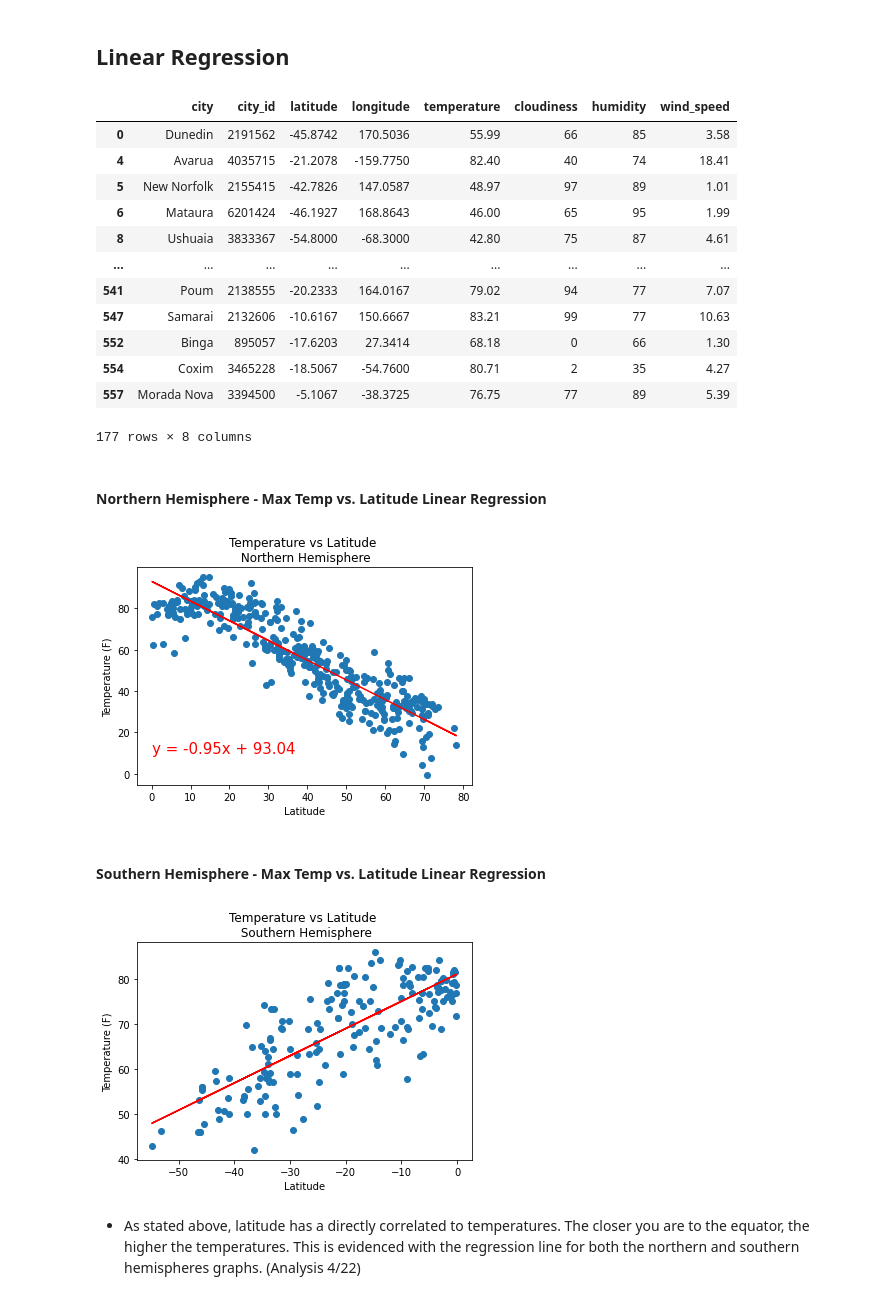
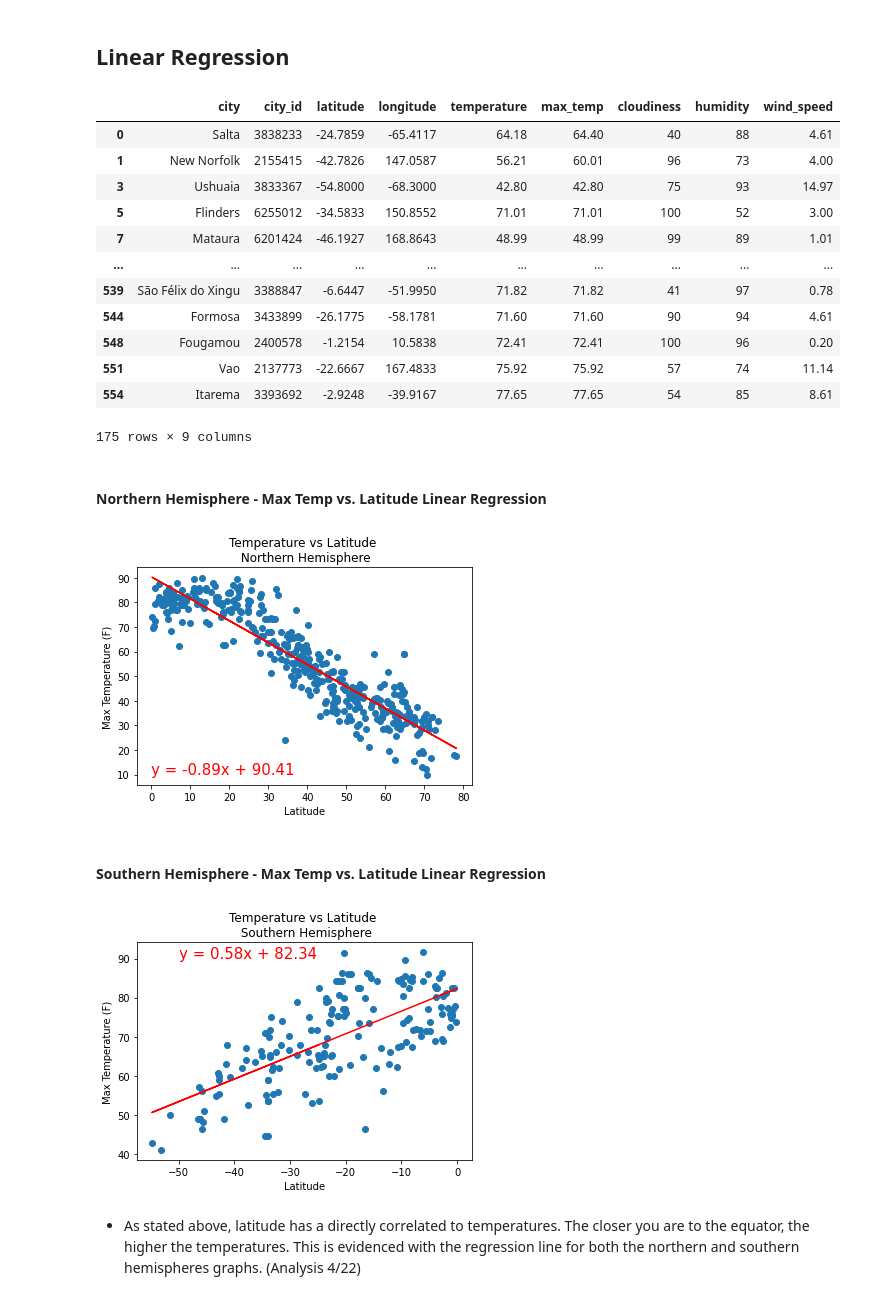
Before and after one commit to rketchum95/python_api, a Jupyter notebook: WeatherPy/WeatherPy.ipynb, the cells around one changed output. Drawn from its saved outputs; the diff is of its cells as text; code cells hidden in the pictures.

Commit message:
Updated WeatherPy with max_temp.  Vacation options df complete

```diff
--- a/WeatherPy/WeatherPy.ipynb
+++ b/WeatherPy/WeatherPy.ipynb
@@ -83,6 +83,7 @@ temp=[]
 clouds=[]
 humidity=[]
 wind_speed=[]
+max_temp=[]
 
 
 for city in cities:
@@ -93,6 +94,7 @@ for city in cities:
         city_name.append(weather1_json['name'])
         city_id.append(weather1_json['id'])
         temp.append(weather1_json['main']['temp'])
+        max_temp.append(weather1_json['main']['temp_max'])
         lat.append(weather1_json['coord']['lat'])
         long.append(weather1_json['coord']['lon'])
         clouds.append(weather1_json['clouds']['all'])
@@ -133,6 +135,7 @@ weather_dict={'city': city_name,
            'latitude': lat,
            'longitude': long,
            'temperature': temp,
+           'max_temp':max_temp,
            'cloudiness': clouds,
            'humidity':humidity,
            'wind_speed':wind_speed}
@@ -244,24 +259,24 @@ northern_hem_df = weather_df.loc[weather_df['latitude']>=0]
 southern_hem_df = weather_df.loc[weather_df['latitude']<=0]
 southern_hem_df
 # %% [output]
-|  | city | city_id | latitude | longitude | temperature | cloudiness | humidity | wind_speed |
-| 0 | Dunedin | 2191562 | -45.8742 | 170.5036 | 55.99 | 66 | 85 | 3.58 |
-| 4 | Avarua | 4035715 | -21.2078 | -159.7750 | 82.40 | 40 | 74 | 18.41 |
-| 5 | New Norfolk | 2155415 | -42.7826 | 147.0587 | 48.97 | 97 | 89 | 1.01 |
-| 6 | Mataura | 6201424 | -46.1927 | 168.8643 | 46.00 | 65 | 95 | 1.99 |
-| 8 | Ushuaia | 3833367 | -54.8000 | -68.3000 | 42.80 | 75 | 87 | 4.61 |
-| ... | ... | ... | ... | ... | ... | ... | ... | ... |
-| 541 | Poum | 2138555 | -20.2333 | 164.0167 | 79.02 | 94 | 77 | 7.07 |
-| 547 | Samarai | 2132606 | -10.6167 | 150.6667 | 83.21 | 99 | 77 | 10.63 |
-| 552 | Binga | 895057 | -17.6203 | 27.3414 | 68.18 | 0 | 66 | 1.30 |
-| 554 | Coxim | 3465228 | -18.5067 | -54.7600 | 80.71 | 2 | 35 | 4.27 |
-| 557 | Morada Nova | 3394500 | -5.1067 | -38.3725 | 76.75 | 77 | 89 | 5.39 |
+|  | city | city_id | latitude | longitude | temperature | max_temp | cloudiness | humidity | wind_speed |
+| 0 | Salta | 3838233 | -24.7859 | -65.4117 | 64.18 | 64.40 | 40 | 88 | 4.61 |
+| 1 | New Norfolk | 2155415 | -42.7826 | 147.0587 | 56.21 | 60.01 | 96 | 73 | 4.00 |
+| 3 | Ushuaia | 3833367 | -54.8000 | -68.3000 | 42.80 | 42.80 | 75 | 93 | 14.97 |
+| 5 | Flinders | 6255012 | -34.5833 | 150.8552 | 71.01 | 71.01 | 100 | 52 | 3.00 |
+| 7 | Mataura | 6201424 | -46.1927 | 168.8643 | 48.99 | 48.99 | 99 | 89 | 1.01 |
+| ... | ... | ... | ... | ... | ... | ... | ... | ... | ... |
+| 539 | São Félix do Xingu | 3388847 | -6.6447 | -51.9950 | 71.82 | 71.82 | 41 | 97 | 0.78 |
+| 544 | Formosa | 3433899 | -26.1775 | -58.1781 | 71.60 | 71.60 | 90 | 94 | 4.61 |
+| 548 | Fougamou | 2400578 | -1.2154 | 10.5838 | 72.41 | 72.41 | 100 | 96 | 0.20 |
+| 551 | Vao | 2137773 | -22.6667 | 167.4833 | 75.92 | 75.92 | 57 | 74 | 11.14 |
+| 554 | Itarema | 3393692 | -2.9248 | -39.9167 | 77.65 | 77.65 | 54 | 85 | 8.61 |
-177 rows × 8 columns
+175 rows × 9 columns
 # %% [markdown]
 ####  Northern Hemisphere - Max Temp vs. Latitude Linear Regression
 # %%
 x=northern_hem_df['latitude']
-y=northern_hem_df['temperature']
+y=northern_hem_df['max_temp']
 
 (slope, intercept, rvalue, pvalue, stderr) = linregress(x,y)
 regress_values = x * slope + intercept
@@ -270,33 +285,33 @@ line_eq = "y = " + str(round(slope,2)) + "x + " + str(round(intercept,2))
 plt.scatter(x,y)
 plt.plot(x,regress_values,"r-")
 plt.xlabel("Latitude")
-plt.ylabel("Temperature (F)")
+plt.ylabel("Max Temperature (F)")
 plt.title(f"Temperature vs Latitude \n Northern Hemisphere")
 plt.annotate(line_eq,(0,10),fontsize=15,color='red')
 plt.savefig('Temp_vs_Lat_NorthernHem')
 plt.show()
 # %% [output]
-[figure, old version]
+[figure, new version]
 # %% [markdown]
 ####  Southern Hemisphere - Max Temp vs. Latitude Linear Regression
 # %%
 x=southern_hem_df['latitude']
-y=southern_hem_df['temperature']
+y=southern_hem_df['max_temp']
 
 (slope, intercept, rvalue, pvalue, stderr) = linregress(x,y)
 regress_values = x * slope + intercept
 line_eq = "y = " + str(round(slope,2)) + "x + " + str(round(intercept,2))
 
 plt.scatter(x,y)
 plt.plot(x,regress_values,"r-")
 plt.xlabel("Latitude")
-plt.ylabel("Temperature (F)")
+plt.ylabel("Max Temperature (F)")
 plt.title(f"Temperature vs Latitude \n Southern Hemisphere")
 plt.annotate(line_eq,(-50,90),fontsize=15,color='red')
 plt.savefig('Temp_vs_Lat_SouthernHem')
 plt.show()
 # %% [output]
-[figure, old version]
+[figure, new version]
 # %% [markdown]
 - As stated above, latitude has a directly correlated to temperatures.  The closer you are to the equator, the higher the temperatures.  This is evidenced with the regression line for both the northern and southern hemispheres graphs. (Analysis 4/22)
 # %% [markdown]
```
Also changed, not shown: parts of 16 cells of this notebook, 14 other files.
